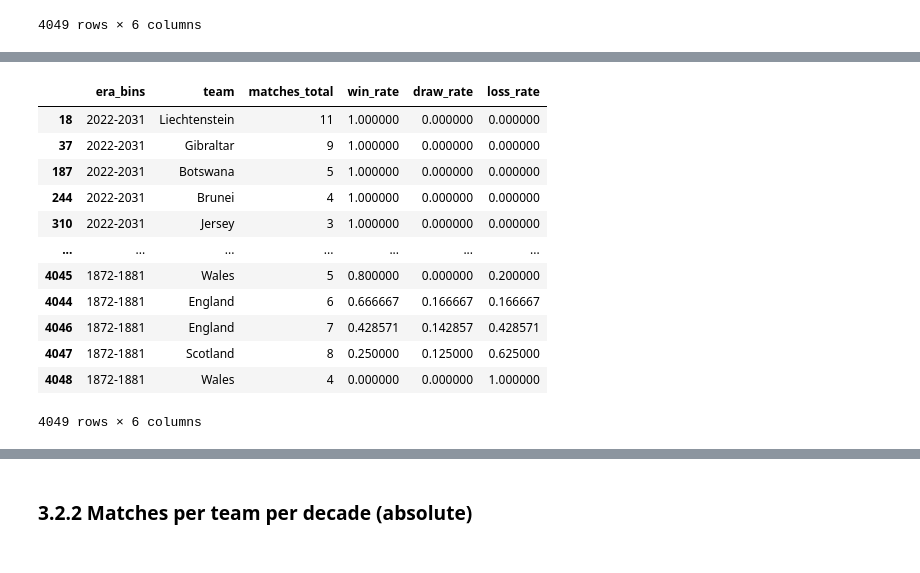
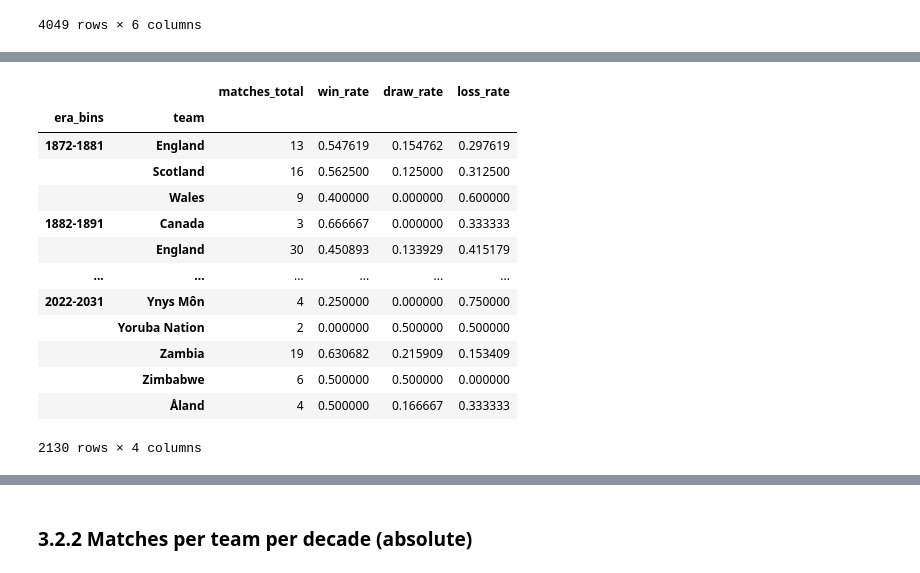
Before and after one commit to RickSpringer/International_Football-1872-2024, a Jupyter notebook: 240318_international_football_analysis.ipynb, the cells around one changed output, grey strips where cells are left out. Saved outputs shown, nothing was run; the diff lists cells and outputs as text; code cells hidden in the pictures.

```diff
--- a/240318_international_football_analysis.ipynb
+++ b/240318_international_football_analysis.ipynb
@@ -472,4 +477,9 @@ team_rates_per_era
 | 4048 | 1872-1881 | Wales | 4 | 0.000000 | 0.000000 | 1.000000 |
 4049 rows × 6 columns
 # %%
-team_rates_per_era.groupby(['era_bins', 'team'], observed=True).mean()
+team_rates_per_era = team_rates_per_era.groupby(['era_bins', 'team'], observed=True).agg({
+    'matches_total': 'sum',
+    'win_rate': 'mean',
+    'draw_rate': 'mean',
+    'loss_rate': 'mean'
+})
@@ -491,19 +486,17 @@ team_rates_per_era.groupby(['era_bins', 'team'], observed=True).mean()
-# %%
-team_rates_per_era_sorted = team_rates_per_era.sort_values(
-    by=['era_bins', 'win_rate', 'matches_total'],
-    ascending=[False, False, False])
-team_rates_per_era_sorted
-# %% [output]
-|  | era_bins | team | matches_total | win_rate | draw_rate | loss_rate |
-| 18 | 2022-2031 | Liechtenstein | 11 | 1.000000 | 0.000000 | 0.000000 |
-| 37 | 2022-2031 | Gibraltar | 9 | 1.000000 | 0.000000 | 0.000000 |
-| 187 | 2022-2031 | Botswana | 5 | 1.000000 | 0.000000 | 0.000000 |
-| 244 | 2022-2031 | Brunei | 4 | 1.000000 | 0.000000 | 0.000000 |
-| 310 | 2022-2031 | Jersey | 3 | 1.000000 | 0.000000 | 0.000000 |
-| ... | ... | ... | ... | ... | ... | ... |
-| 4045 | 1872-1881 | Wales | 5 | 0.800000 | 0.000000 | 0.200000 |
-| 4044 | 1872-1881 | England | 6 | 0.666667 | 0.166667 | 0.166667 |
-| 4046 | 1872-1881 | England | 7 | 0.428571 | 0.142857 | 0.428571 |
-| 4047 | 1872-1881 | Scotland | 8 | 0.250000 | 0.125000 | 0.625000 |
-| 4048 | 1872-1881 | Wales | 4 | 0.000000 | 0.000000 | 1.000000 |
-4049 rows × 6 columns
+# %%
+team_rates_per_era
+# %% [output]
+|  |  | matches_total | win_rate | draw_rate | loss_rate |
+| era_bins | team |  |  |  |  |
+| 1872-1881 | England | 13 | 0.547619 | 0.154762 | 0.297619 |
+|  | Scotland | 16 | 0.562500 | 0.125000 | 0.312500 |
+|  | Wales | 9 | 0.400000 | 0.000000 | 0.600000 |
+| 1882-1891 | Canada | 3 | 0.666667 | 0.000000 | 0.333333 |
+|  | England | 30 | 0.450893 | 0.133929 | 0.415179 |
+| ... | ... | ... | ... | ... | ... |
+| 2022-2031 | Ynys Môn | 4 | 0.250000 | 0.000000 | 0.750000 |
+|  | Yoruba Nation | 2 | 0.000000 | 0.500000 | 0.500000 |
+|  | Zambia | 19 | 0.630682 | 0.215909 | 0.153409 |
+|  | Zimbabwe | 6 | 0.500000 | 0.500000 | 0.000000 |
+|  | Åland | 4 | 0.500000 | 0.166667 | 0.333333 |
+2130 rows × 4 columns
```
Also changed, not shown: parts of 13 cells of this notebook, 3 other files.
